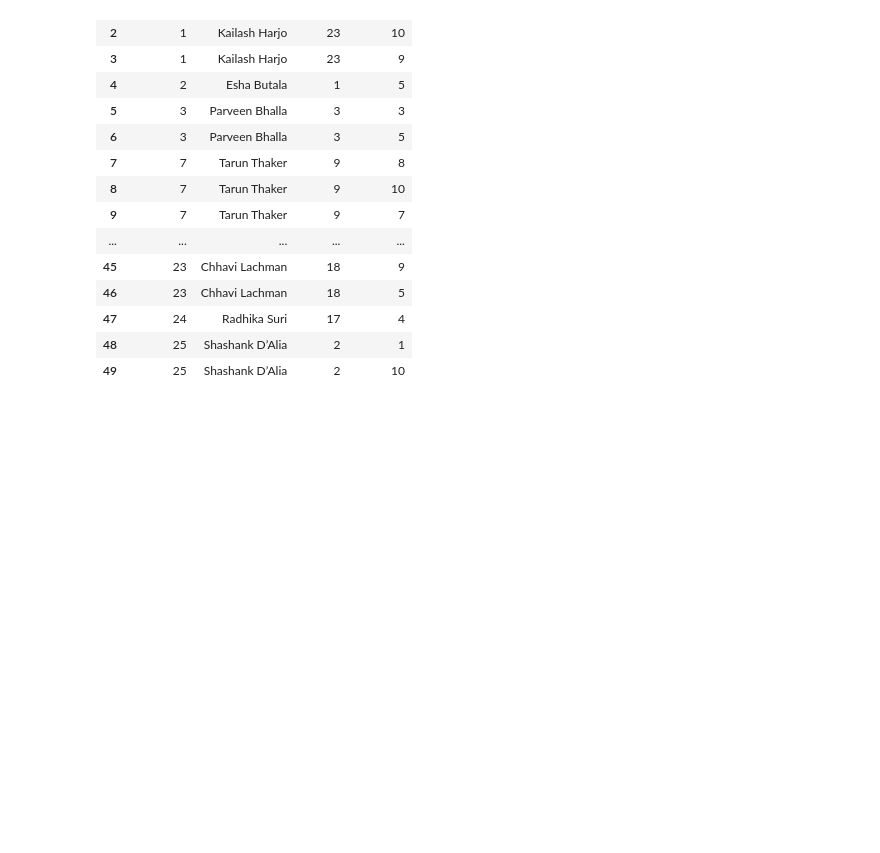
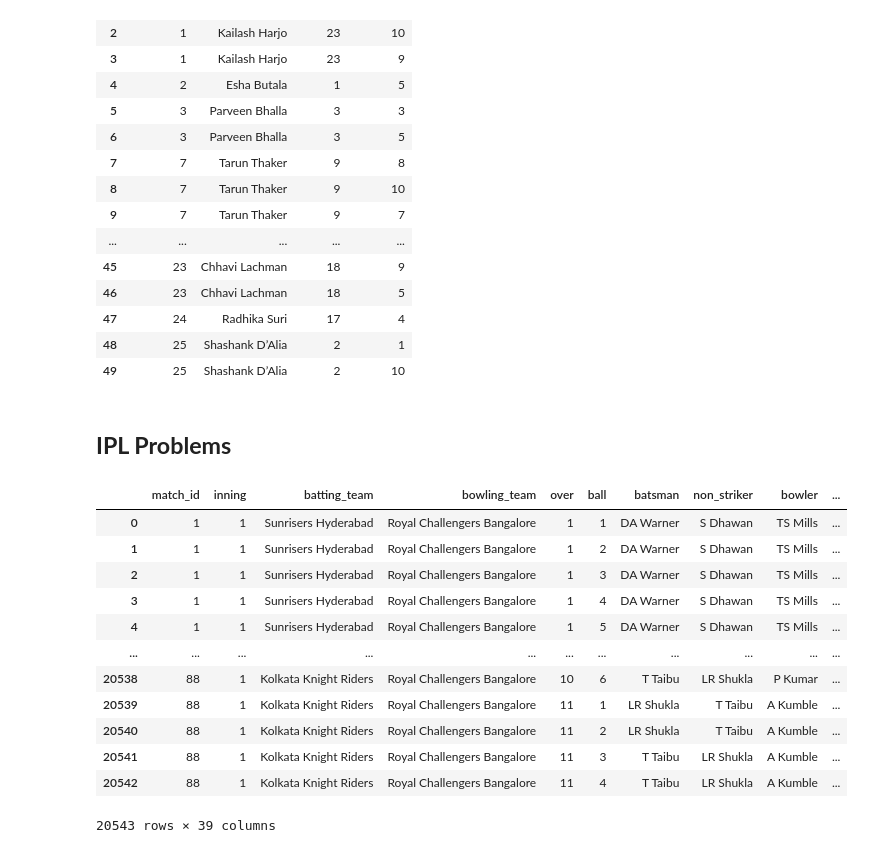
Before and after one commit to Muhammad-Waleed-Source/Pandas, a Jupyter notebook: Pandas_5_Merging_Joining_Concatenating.ipynb, the cells around one changed output. Cells and saved outputs as stored; diff of their text form; code cells hidden in the pictures; blank space fills up the shorter version.

Commit message:
Merge on IPL Data

```diff
--- a/Pandas_5_Merging_Joining_Concatenating.ipynb
+++ b/Pandas_5_Merging_Joining_Concatenating.ipynb
@@ -484,3 +484,25 @@ pd.merge(students, regs, how='inner', on='student_id')
 | 47 | 24 | Radhika Suri | 17 | 4 |
 | 48 | 25 | Shashank D’Alia | 2 | 1 |
 | 49 | 25 | Shashank D’Alia | 2 | 10 |
+# %% [markdown]
+## **IPL Problems**
+# %%
+# Find top 3 stadiums with highest sixes/match ratio
+
+temp_df = deliveries.merge(matches,left_on='match_id',right_on='id')
+
+temp_df
+# %% [output]
+|  | match_id | inning | batting_team | bowling_team | over | ball | batsman | non_striker | bowler | ... |
+| 0 | 1 | 1 | Sunrisers Hyderabad | Royal Challengers Bangalore | 1 | 1 | DA Warner | S Dhawan | TS Mills | ... |
+| 1 | 1 | 1 | Sunrisers Hyderabad | Royal Challengers Bangalore | 1 | 2 | DA Warner | S Dhawan | TS Mills | ... |
+| 2 | 1 | 1 | Sunrisers Hyderabad | Royal Challengers Bangalore | 1 | 3 | DA Warner | S Dhawan | TS Mills | ... |
+| 3 | 1 | 1 | Sunrisers Hyderabad | Royal Challengers Bangalore | 1 | 4 | DA Warner | S Dhawan | TS Mills | ... |
+| 4 | 1 | 1 | Sunrisers Hyderabad | Royal Challengers Bangalore | 1 | 5 | DA Warner | S Dhawan | TS Mills | ... |
+| ... | ... | ... | ... | ... | ... | ... | ... | ... | ... | ... |
+| 20538 | 88 | 1 | Kolkata Knight Riders | Royal Challengers Bangalore | 10 | 6 | T Taibu | LR Shukla | P Kumar | ... |
+| 20539 | 88 | 1 | Kolkata Knight Riders | Royal Challengers Bangalore | 11 | 1 | LR Shukla | T Taibu | A Kumble | ... |
+| 20540 | 88 | 1 | Kolkata Knight Riders | Royal Challengers Bangalore | 11 | 2 | LR Shukla | T Taibu | A Kumble | ... |
+| 20541 | 88 | 1 | Kolkata Knight Riders | Royal Challengers Bangalore | 11 | 3 | T Taibu | LR Shukla | A Kumble | ... |
+| 20542 | 88 | 1 | Kolkata Knight Riders | Royal Challengers Bangalore | 11 | 4 | T Taibu | LR Shukla | A Kumble | ... |
+20543 rows × 39 columns
```
Also changed, not shown: parts of 5 cells of this notebook.
